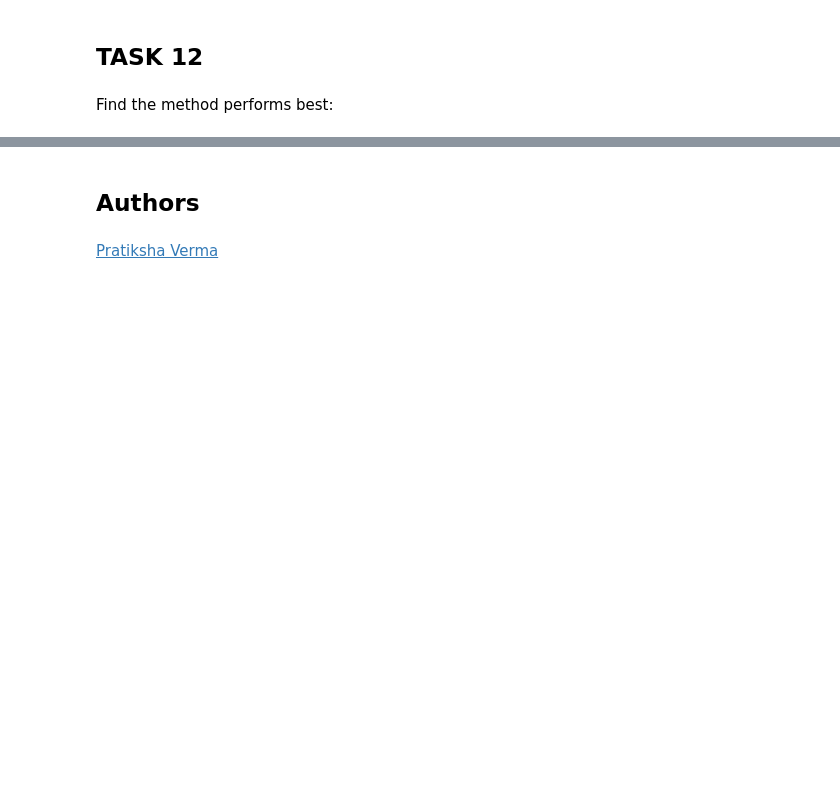
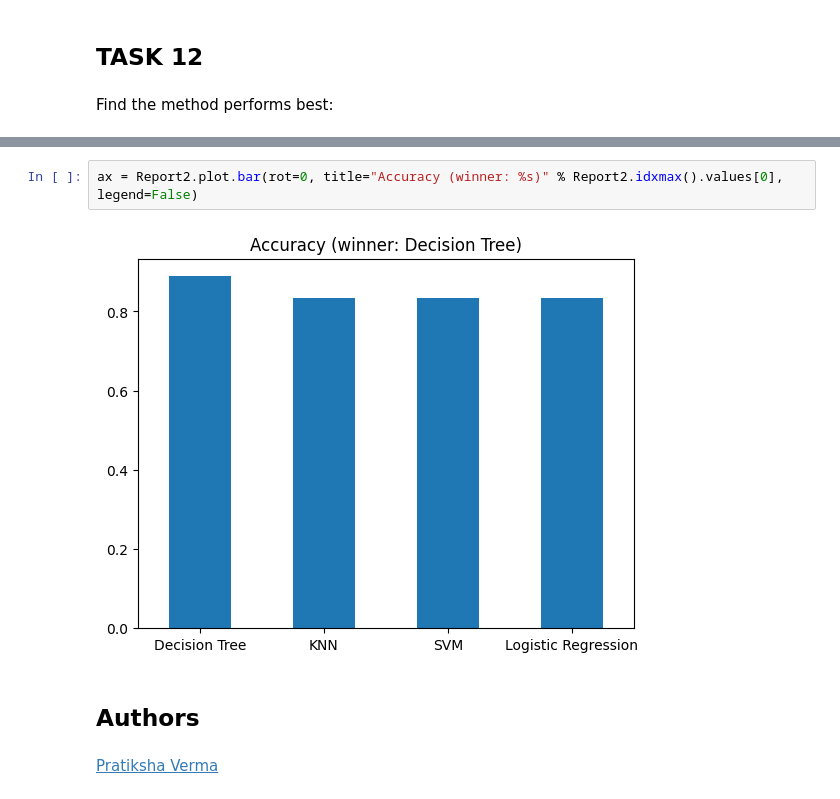
Before and after one commit to egonrp/certificacaodsfase10, a Jupyter notebook: SpaceX_Machine_Learning_Prediction_Part_5.jupyterlite.ipynb, the cells around one changed output, grey strips where cells are left out. Cells and saved outputs as stored; diff of their text form; blank space fills up the shorter version.

```diff
--- a/SpaceX_Machine_Learning_Prediction_Part_5.jupyterlite.ipynb
+++ b/SpaceX_Machine_Learning_Prediction_Part_5.jupyterlite.ipynb
@@ -392,3 +394,7 @@ Report.rename(columns={'Metric': 'Model'}).set_index('Model').transpose().sort_v
+# %%
+ax = Report2.plot.bar(rot=0, title="Accuracy (winner: %s)" % Report2.idxmax().values[0], legend=False)
+# %% [output]
+[figure, added]
 # %% [markdown]
 ## Authors
 # %% [markdown]
```
Also changed, not shown: parts of 6 cells of this notebook.
